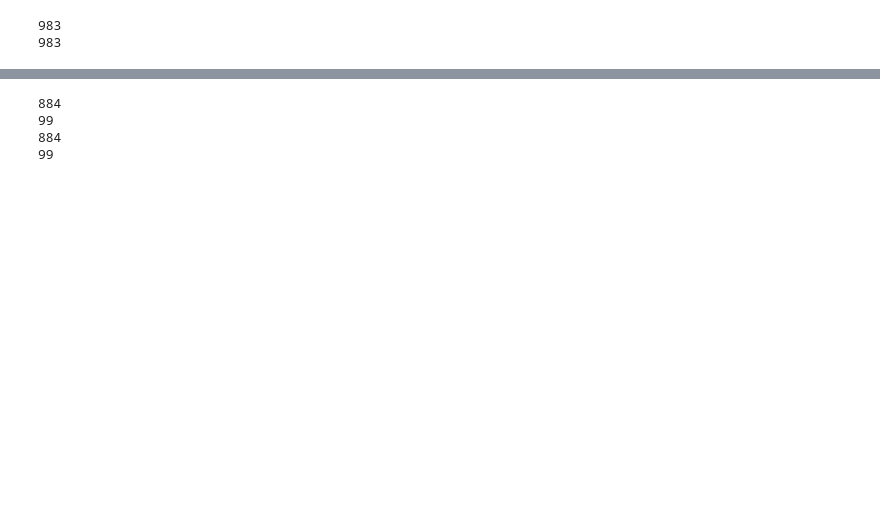
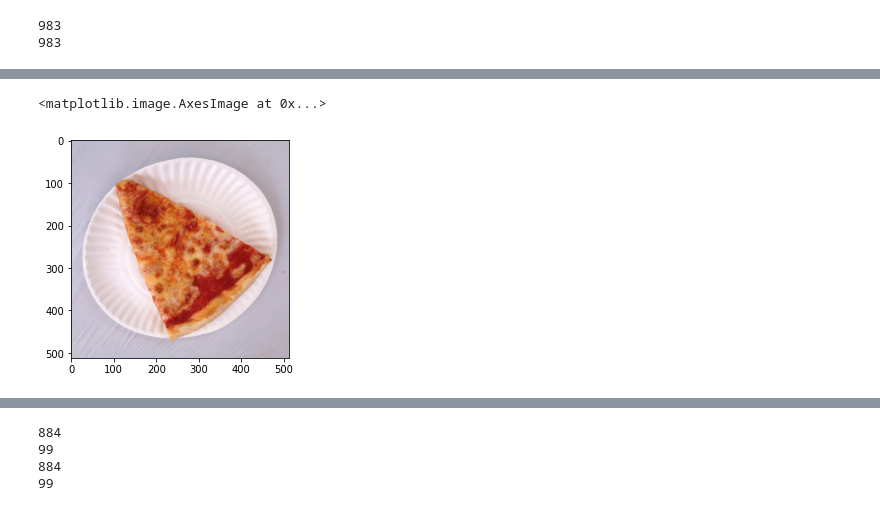
Before and after one commit to j-hendricks/Pizza-Identifier, a Jupyter notebook: Pizza_CNN_Transfer_Learning.ipynb, the cells around one changed output, grey strips where cells are left out. Cells and saved outputs as stored; diff of their text form; code cells hidden in the pictures; blank space fills up the shorter version.

```diff
--- a/Pizza_CNN_Transfer_Learning.ipynb
+++ b/Pizza_CNN_Transfer_Learning.ipynb
@@ -41,0 +62,9 @@ except OSError:
+# %%
+import matplotlib.image as mpimg
+
+img = mpimg.imread("/tmp/pizza_not_pizza/pizza/1906287.jpg")
+
+plt.imshow(img)
+# %% [output]
+<matplotlib.image.AxesImage at 0x...>
+[figure, added]
```
Also changed, not shown: parts of 8 cells of this notebook, 5 other files.
